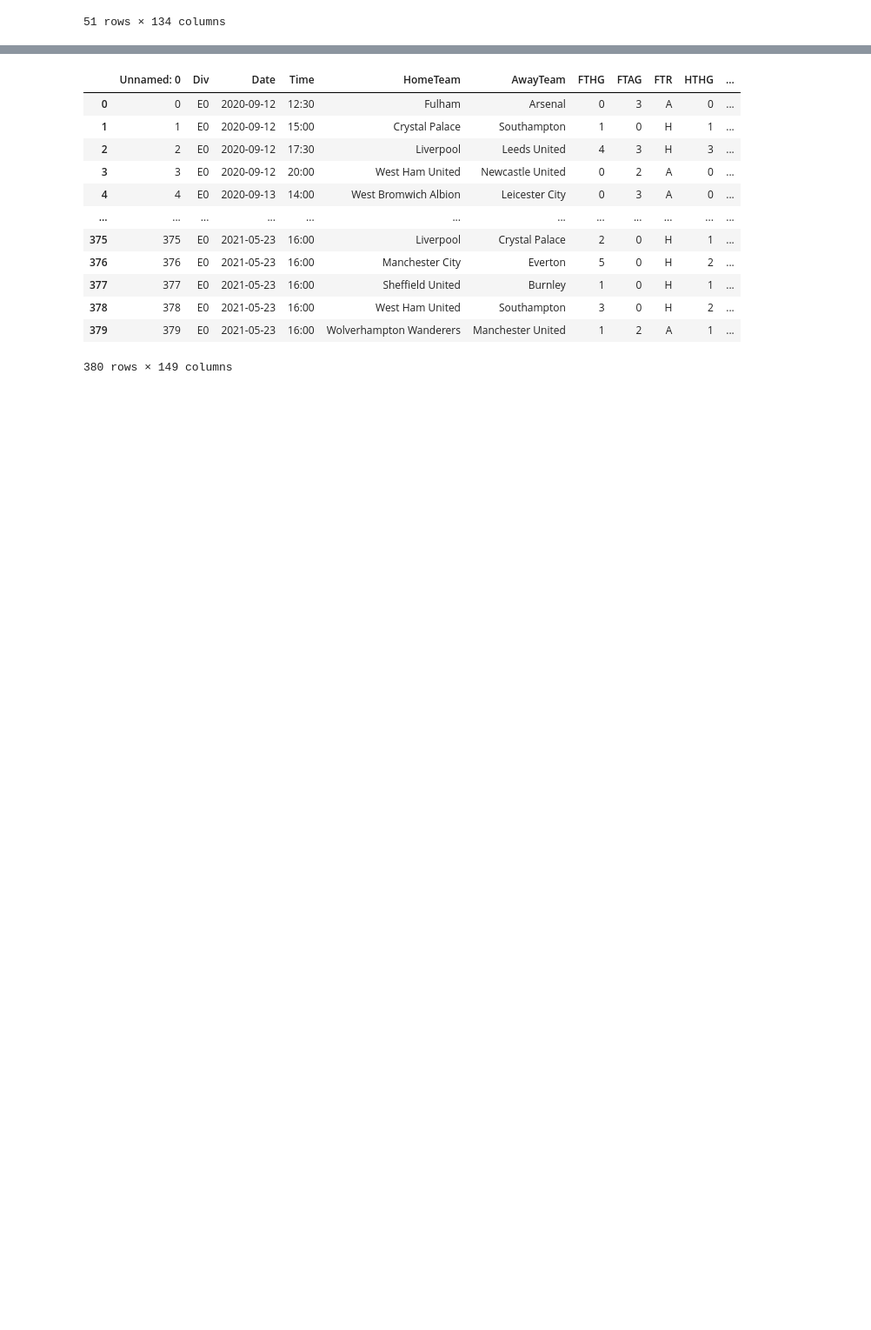
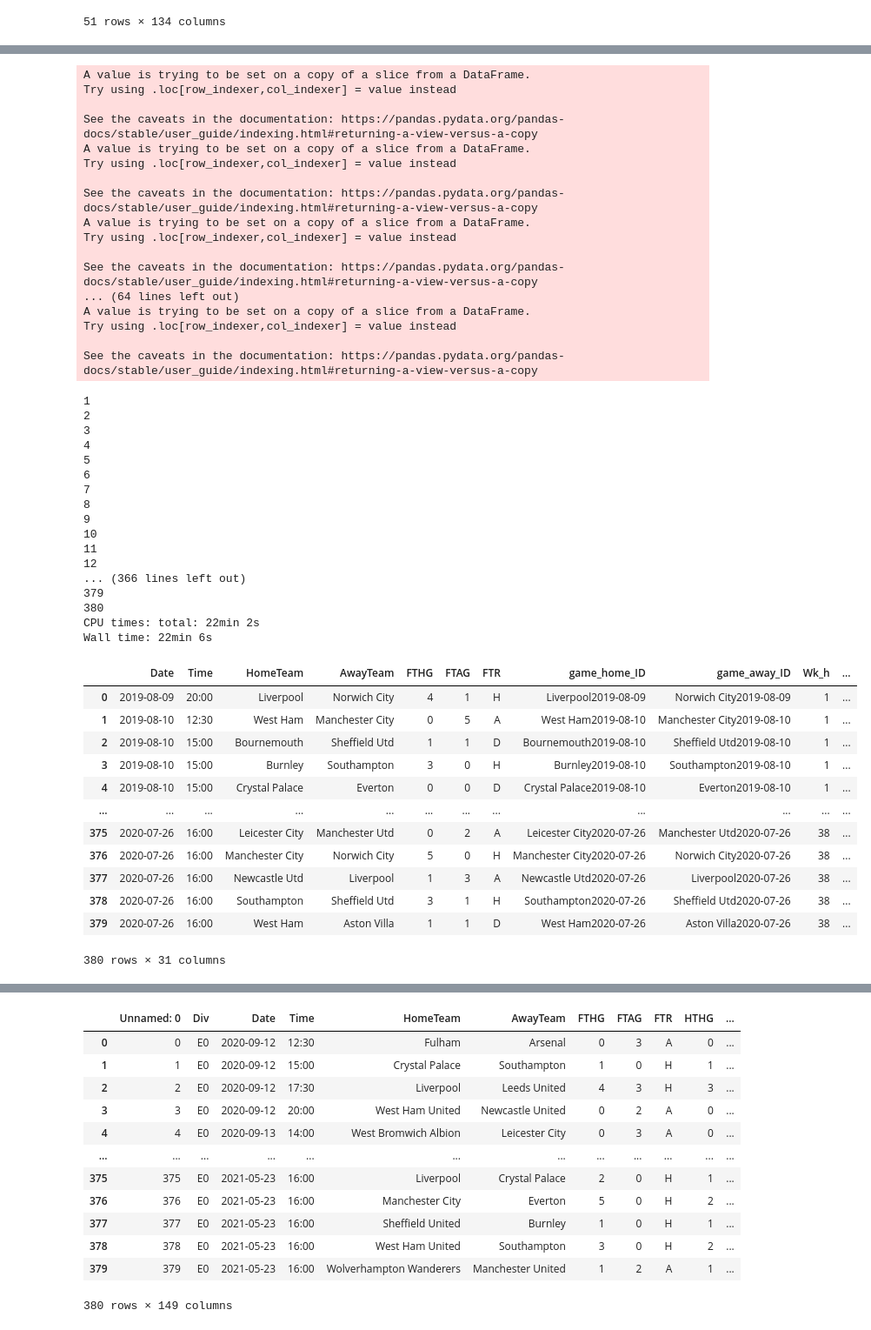
Before and after one commit to Giuliano99/Masterarbeit, a Jupyter notebook: Player Stats.ipynb, the cells around one changed output, grey strips where cells are left out. Shown at 87% size. Drawn from its saved outputs; the diff is of its cells as text; code cells hidden in the pictures; blank space fills up the shorter version.

Commit message:
fix Player Stats

```diff
--- a/Player Stats.ipynb
+++ b/Player Stats.ipynb
@@ -129,6 +143,0 @@ PL21_22_fixtures_tmp = PL21_22_fixtures[['Date', 'Time', 'HomeTeam', 'AwayTeam',
-# %%
-df1 = PL20_21_fixtures_tmp.iloc[:95]
-df2 = PL20_21_fixtures_tmp.iloc[95:190]
-df3 = PL20_21_fixtures_tmp.iloc[190:285]
-df4 = PL20_21_fixtures_tmp.iloc[285:]
-df2
@@ -215,22 +192,22 @@ def get_stats_season(player_df, player, fr, to, stat):
     out = 0
     df2 = 0
     if fr == to: return 0
-    for i in range(fr, to):
+    for i in range(int(fr), int (to)):
         out =  get_player_points(player_df ,player, i, stat)
         test.append(out)
         #print(test)
         df = pd.Series(test)
-        df2 = df.ewm(alpha=0.1).mean()[len(df) - 1]
+        df2 = df.ewm(alpha=0.9).mean()[len(df) - 1]
     return df2
 
-def append_stats(features ,player_df, stat):
+def append_stats(features ,player_df,lineup_df ,stat):
     index = 0
     features_dict = features.to_dict('records')
     #for index, row in features.iterrows():
     start = time.process_time()
     for row in features_dict:
-        lineup_h = get_lineup(PL20_21_lineups_tmp, row['game_home_ID'])
-        lineup_a = get_lineup(PL20_21_lineups_tmp, row['game_away_ID'])
+        lineup_h = get_lineup(lineup_df, row['game_home_ID'])
+        lineup_a = get_lineup(lineup_df, row['game_away_ID'])
         lineup_h = lineup_h.to_dict('records')
         lineup_a = lineup_a.to_dict('records')
         rating_h_bench = 0
@@ -347,7 +324,7 @@ def append_stats(features ,player_df, stat):
 
 
 
-get_stats_season(player_df=PL20_21_player_stats_tmp, player='Michael Hector', fr=1, to=6, stat='rating')
+#get_stats_season(player_df=PL20_21_player_stats_tmp, player='Michael Hector', fr=1, to=38, stat='rating')
 #player_ratings_a_04 = append_stats(PL20_21_fixtures_tmp, PL20_21_player_stats_tmp, 'rating')
 #player_ratings_a_04
 # %% [output]
@@ -393,0 +333,54 @@ player_ratings_a_09.to_csv('Data/2020-21/Players/player_ratings_a_09.csv')
+# %%
+%%time
+#player_ratings_19_a_09 = append_stats(PL19_20_fixtures_tmp, PL19_20_player_stats_tmp,PL19_20_lineups_tmp ,'rating')
+player_ratings_21_a_09 = append_stats(PL21_22_fixtures_tmp, PL21_22_player_stats_tmp,PL21_22_lineups_tmp ,'rating')
+#player_ratings_19_a_09 = append_stats(PL20_21_fixtures_tmp, PL20_21_player_stats_tmp, 'rating')
+player_ratings_19_a_09
+# %% [output]
+A value is trying to be set on a copy of a slice from a DataFrame.
+Try using .loc[row_indexer,col_indexer] = value instead
+
+See the caveats in the documentation: https://pandas.pydata.org/pandas-docs/stable/user_guide/indexing.html#returning-a-view-versus-a-copy
+A value is trying to be set on a copy of a slice from a DataFrame.
+Try using .loc[row_indexer,col_indexer] = value instead
+
+See the caveats in the documentation: https://pandas.pydata.org/pandas-docs/stable/user_guide/indexing.html#returning-a-view-versus-a-copy
+A value is trying to be set on a copy of a slice from a DataFrame.
+Try using .loc[row_indexer,col_indexer] = value instead
+
+See the caveats in the documentation: https://pandas.pydata.org/pandas-docs/stable/user_guide/indexing.html#returning-a-view-versus-a-copy
+... (64 lines left out)
+A value is trying to be set on a copy of a slice from a DataFrame.
+Try using .loc[row_indexer,col_indexer] = value instead
+
+See the caveats in the documentation: https://pandas.pydata.org/pandas-docs/stable/user_guide/indexing.html#returning-a-view-versus-a-copy
+1
+2
+3
+4
+5
+6
+7
+8
+9
+10
+11
+12
+... (366 lines left out)
+379
+380
+CPU times: total: 22min 2s
+Wall time: 22min 6s
+|  | Date | Time | HomeTeam | AwayTeam | FTHG | FTAG | FTR | game_home_ID | game_away_ID | Wk_h | ... |
+| 0 | 2019-08-09 | 20:00 | Liverpool | Norwich City | 4 | 1 | H | Liverpool2019-08-09 | Norwich City2019-08-09 | 1 | ... |
+| 1 | 2019-08-10 | 12:30 | West Ham | Manchester City | 0 | 5 | A | West Ham2019-08-10 | Manchester City2019-08-10 | 1 | ... |
+| 2 | 2019-08-10 | 15:00 | Bournemouth | Sheffield Utd | 1 | 1 | D | Bournemouth2019-08-10 | Sheffield Utd2019-08-10 | 1 | ... |
+| 3 | 2019-08-10 | 15:00 | Burnley | Southampton | 3 | 0 | H | Burnley2019-08-10 | Southampton2019-08-10 | 1 | ... |
+| 4 | 2019-08-10 | 15:00 | Crystal Palace | Everton | 0 | 0 | D | Crystal Palace2019-08-10 | Everton2019-08-10 | 1 | ... |
+| ... | ... | ... | ... | ... | ... | ... | ... | ... | ... | ... | ... |
+| 375 | 2020-07-26 | 16:00 | Leicester City | Manchester Utd | 0 | 2 | A | Leicester City2020-07-26 | Manchester Utd2020-07-26 | 38 | ... |
+| 376 | 2020-07-26 | 16:00 | Manchester City | Norwich City | 5 | 0 | H | Manchester City2020-07-26 | Norwich City2020-07-26 | 38 | ... |
+| 377 | 2020-07-26 | 16:00 | Newcastle Utd | Liverpool | 1 | 3 | A | Newcastle Utd2020-07-26 | Liverpool2020-07-26 | 38 | ... |
+| 378 | 2020-07-26 | 16:00 | Southampton | Sheffield Utd | 3 | 1 | H | Southampton2020-07-26 | Sheffield Utd2020-07-26 | 38 | ... |
+| 379 | 2020-07-26 | 16:00 | West Ham | Aston Villa | 1 | 1 | D | West Ham2020-07-26 | Aston Villa2020-07-26 | 38 | ... |
+380 rows × 31 columns
```
Also changed, not shown: parts of 8 cells of this notebook, 2 other files.
